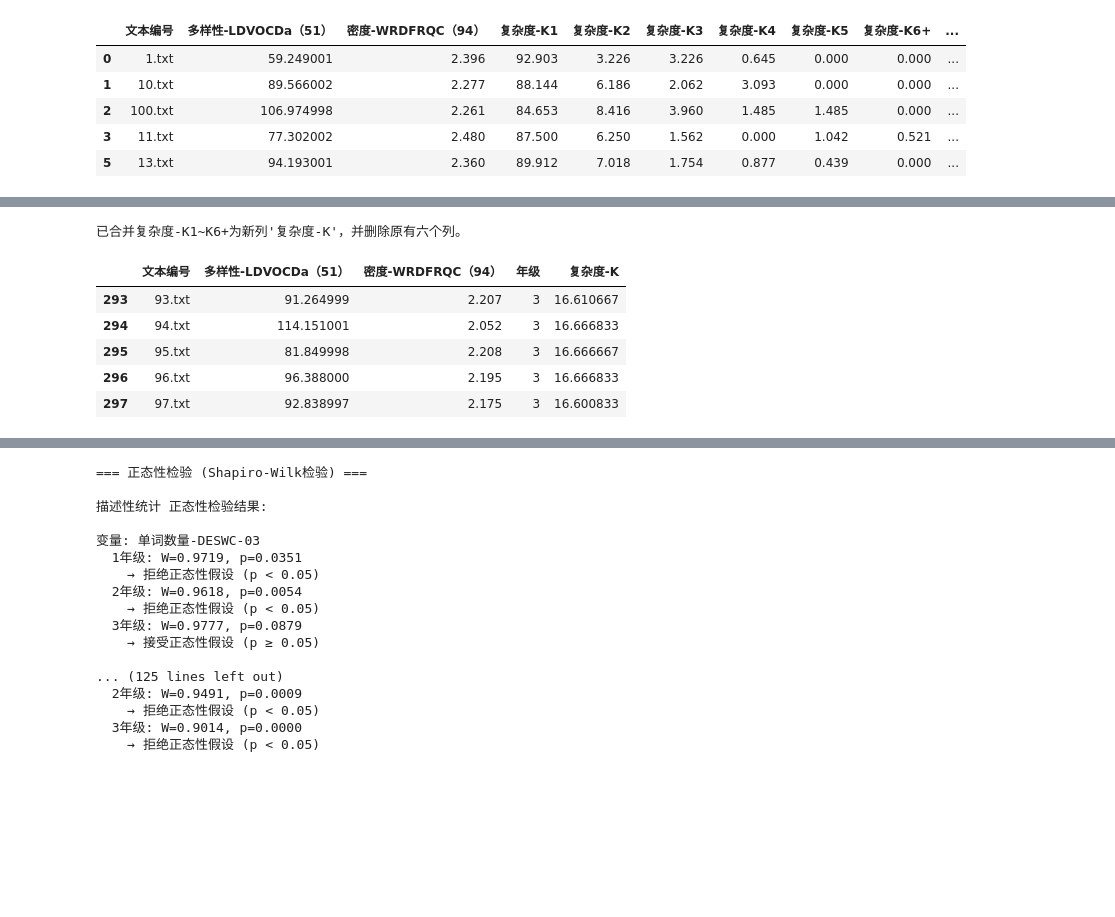
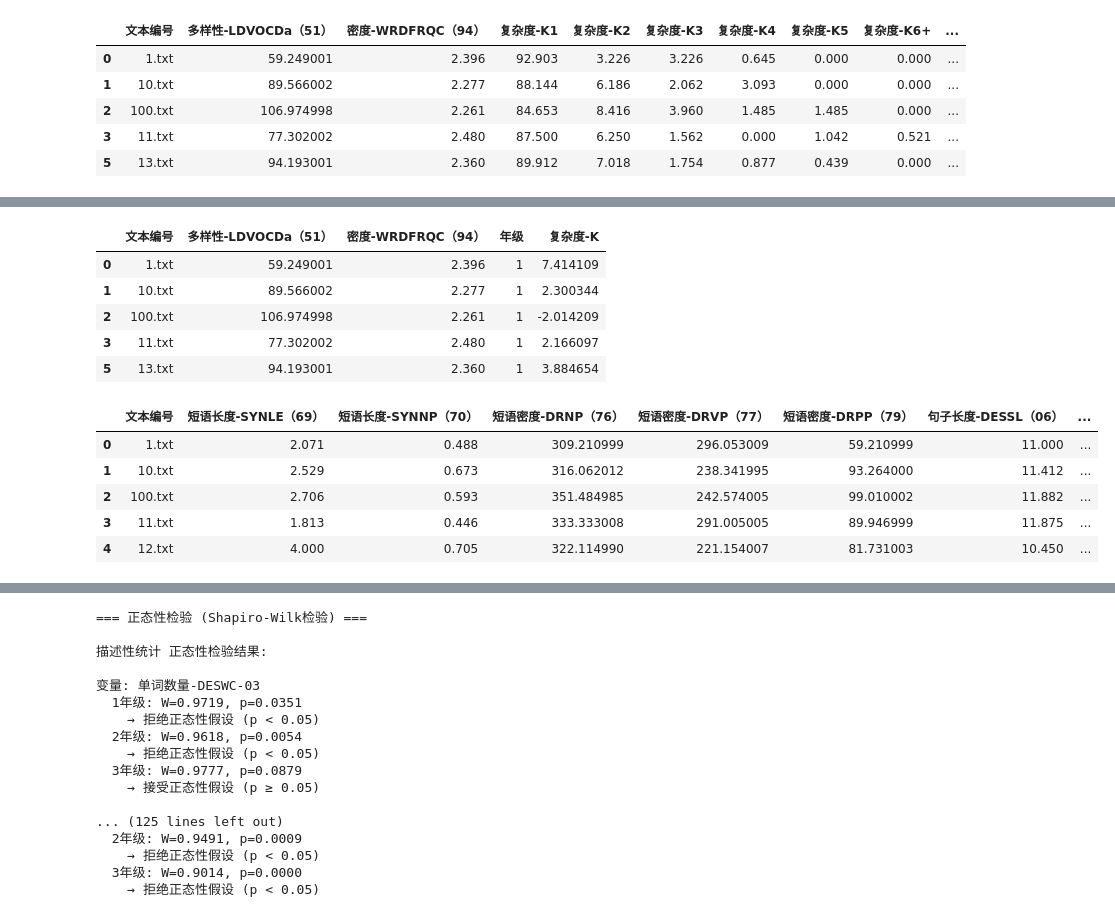
Before and after one commit to sfdeggb/analyse_narrative_stu, a Jupyter notebook: grade_analyse.ipynb, the cells around one changed output, grey strips where cells are left out. Cells and saved outputs as stored; diff of their text form; code cells hidden in the pictures; blank space fills up the shorter version.

```diff
--- a/grade_analyse.ipynb
+++ b/grade_analyse.ipynb
@@ -608,0 +491,9 @@ cleaned_data['微观叙事-词法'].head()
+# %%
+pca_df.head()
+# %% [output]
+|  | 文本编号 | 多样性-LDVOCDa（51） | 密度-WRDFRQC（94） | 年级 | 复杂度-K |
+| 0 | 1.txt | 59.249001 | 2.396 | 1 | 7.414109 |
+| 1 | 10.txt | 89.566002 | 2.277 | 1 | 2.300344 |
+| 2 | 100.txt | 106.974998 | 2.261 | 1 | -2.014209 |
+| 3 | 11.txt | 77.302002 | 2.480 | 1 | 2.166097 |
+| 5 | 13.txt | 94.193001 | 2.360 | 1 | 3.884654 |
@@ -609,24 +502,3 @@ cleaned_data['微观叙事-词法'].head()
 # %%
-# 实现将复杂度-K1 ~ 复杂度-K6+ 六个属性列相加求平均，生成新列“复杂度-K”，并删除原有六个列
-def merge_k_complexity(df):
-    k_cols = ['复杂度-K1', '复杂度-K2', '复杂度-K3', '复杂度-K4', '复杂度-K5', '复杂度-K6+']
-    # 检查所有列都存在
-    if all(col in df.columns for col in k_cols):
-        df['复杂度-K'] = df[k_cols].mean(axis=1)
-        df = df.drop(columns=k_cols)
-        print("已合并复杂度-K1~K6+为新列'复杂度-K'，并删除原有六个列。")
-    else:
-        print("缺少部分复杂度-K列，无法合并。")
-    return df
-tmp_df1 = merge_k_complexity(cleaned_data['微观叙事-词法'])
+## 持久化保持pca_df
+pca_df.to_csv('./tmp/微观叙事-词法_PCA.csv', index=False)
-# %% [output]
-已合并复杂度-K1~K6+为新列'复杂度-K'，并删除原有六个列。
-# %%
-tmp_df1.tail(5)
-# %% [output]
-|  | 文本编号 | 多样性-LDVOCDa（51） | 密度-WRDFRQC（94） | 年级 | 复杂度-K |
-| 293 | 93.txt | 91.264999 | 2.207 | 3 | 16.610667 |
-| 294 | 94.txt | 114.151001 | 2.052 | 3 | 16.666833 |
-| 295 | 95.txt | 81.849998 | 2.208 | 3 | 16.666667 |
-| 296 | 96.txt | 96.388000 | 2.195 | 3 | 16.666833 |
-| 297 | 97.txt | 92.838997 | 2.175 | 3 | 16.600833 |
@@ -636,0 +505,10 @@ plot_boxplots_by_grade('微观叙事-词法', cleaned_data['微观叙事-词法'
+# %%
+tmp_df = cleaned_data['微观叙事-句法'].copy()
+tmp_df.head()
+# %% [output]
+|  | 文本编号 | 短语长度-SYNLE（69） | 短语长度-SYNNP（70） | 短语密度-DRNP（76） | 短语密度-DRVP（77） | 短语密度-DRPP（79） | 句子长度-DESSL（06） | ... |
+| 0 | 1.txt | 2.071 | 0.488 | 309.210999 | 296.053009 | 59.210999 | 11.000 | ... |
+| 1 | 10.txt | 2.529 | 0.673 | 316.062012 | 238.341995 | 93.264000 | 11.412 | ... |
+| 2 | 100.txt | 2.706 | 0.593 | 351.484985 | 242.574005 | 99.010002 | 11.882 | ... |
+| 3 | 11.txt | 1.813 | 0.446 | 333.333008 | 291.005005 | 89.946999 | 11.875 | ... |
+| 4 | 12.txt | 4.000 | 0.705 | 322.114990 | 221.154007 | 81.731003 | 10.450 | ... |
```
Also changed, not shown: parts of 25 cells of this notebook, 25 other files.
